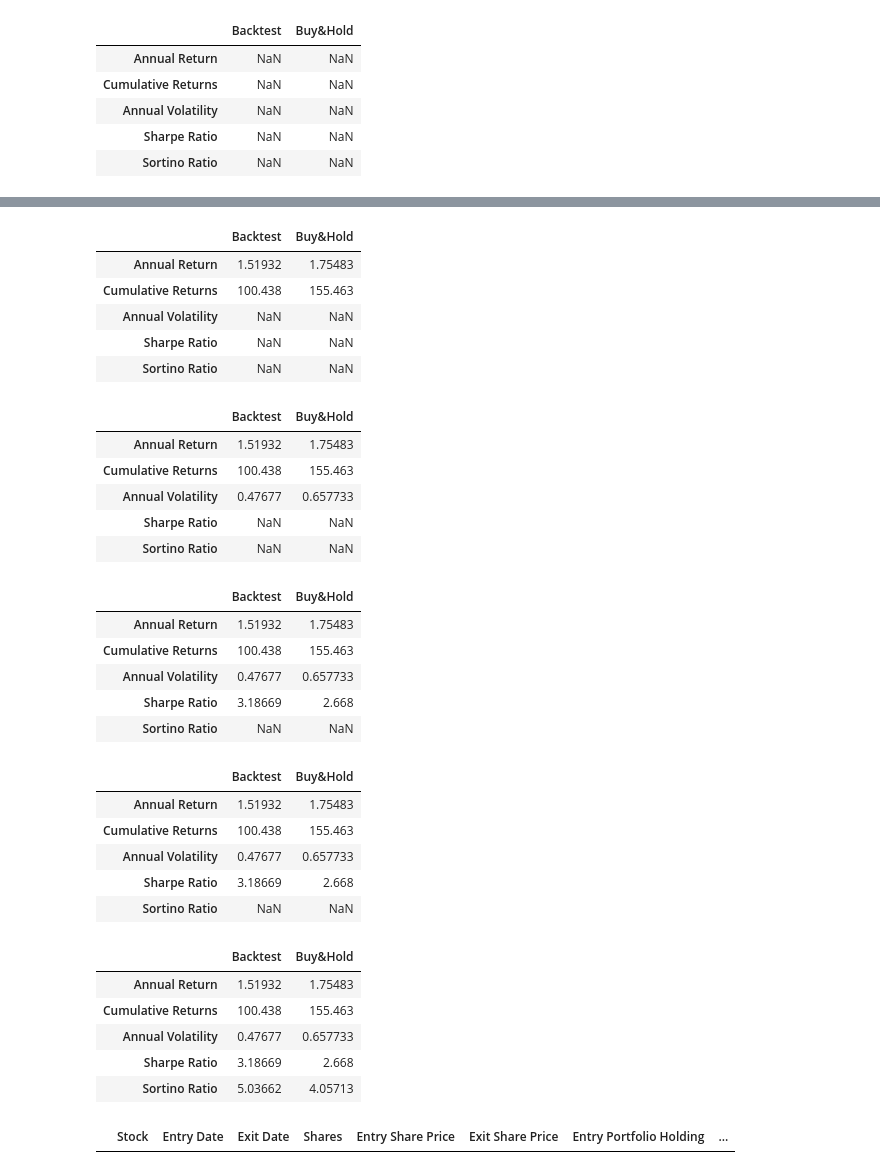
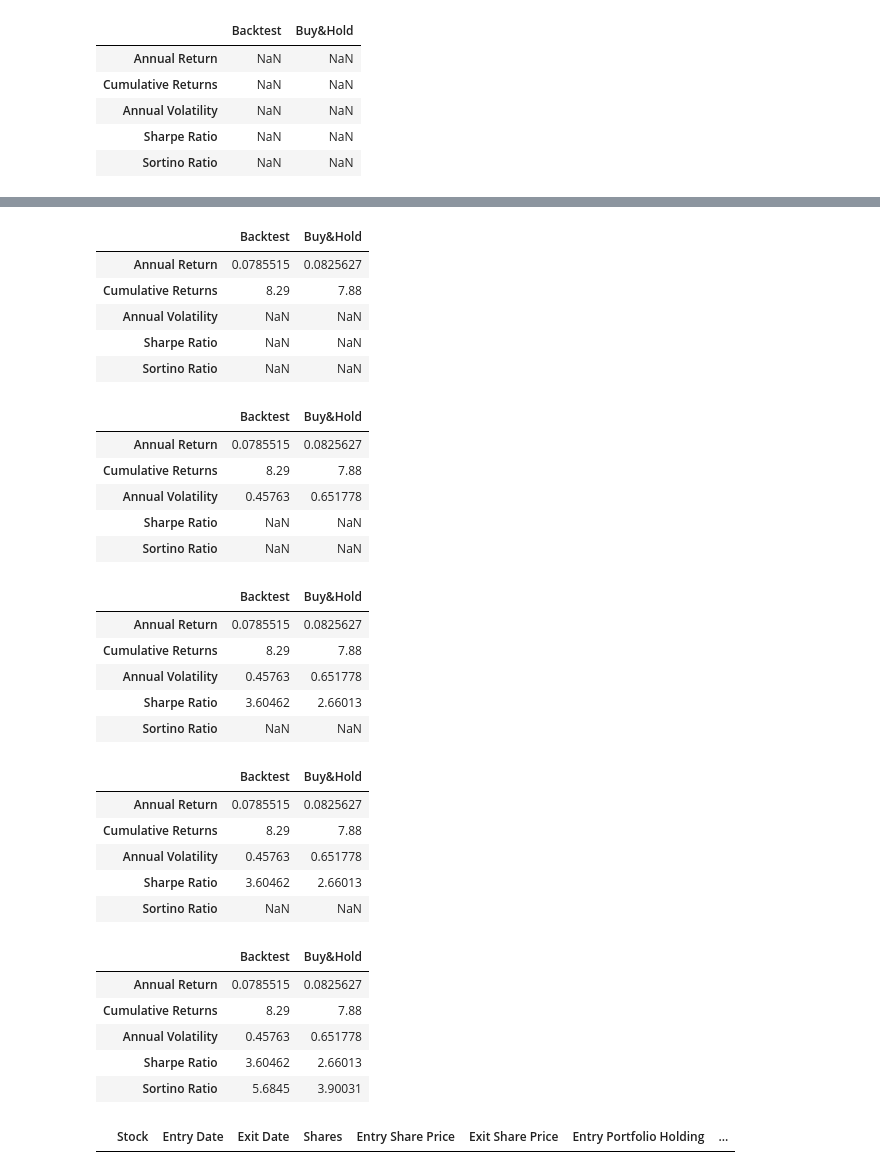
Before and after one commit to Akstiner96/Project_2_dream_team, a Jupyter notebook: chris_final4.ipynb, the cells around one changed output, grey strips where cells are left out. Cells and saved outputs as stored; diff of their text form; code cells hidden in the pictures.

```diff
--- a/chris_final4.ipynb
+++ b/chris_final4.ipynb
@@ -348,101 +376,101 @@ portfolio_evaluation_df
 | Sortino Ratio | NaN | NaN |
 # %%
 # Calculate annualized return
-portfolio_evaluation_df.loc['Annual Return'][0] = (signals_df['Portfolio Daily Returns'].mean() * 252)
-portfolio_evaluation_df.loc['Annual Return'][1] = (signals_df['Buy&Hold Daily Returns'].mean() * 252)
+portfolio_evaluation_df.loc['Annual Return'][0] = (signals_df['Portfolio Monthly Returns'].mean() * 12)
+portfolio_evaluation_df.loc['Annual Return'][1] = (signals_df['Buy&Hold Monthly Returns'].mean() * 12)
 
 
 portfolio_evaluation_df
 # %% [output]
 |  | Backtest | Buy&Hold |
-| Annual Return | 1.51932 | 1.75483 |
-| Cumulative Returns | 100.438 | 155.463 |
+| Annual Return | 0.0785515 | 0.0825627 |
+| Cumulative Returns | 8.29 | 7.88 |
 | Annual Volatility | NaN | NaN |
 | Sharpe Ratio | NaN | NaN |
 | Sortino Ratio | NaN | NaN |
 # %%
 # Calculate annual volatility
-portfolio_evaluation_df.loc['Annual Volatility'][0] = (signals_df['Portfolio Daily Returns'].std() * np.sqrt(252))
-portfolio_evaluation_df.loc['Annual Volatility'][1] = (signals_df['Buy&Hold Daily Returns'].std() * np.sqrt(252))
+portfolio_evaluation_df.loc['Annual Volatility'][0] = (signals_df['Portfolio Monthly Returns'].std() * np.sqrt(252))
+portfolio_evaluation_df.loc['Annual Volatility'][1] = (signals_df['Buy&Hold Monthly Returns'].std() * np.sqrt(252))
 portfolio_evaluation_df
 # %% [output]
 |  | Backtest | Buy&Hold |
-| Annual Return | 1.51932 | 1.75483 |
-| Cumulative Returns | 100.438 | 155.463 |
-| Annual Volatility | 0.47677 | 0.657733 |
+| Annual Return | 0.0785515 | 0.0825627 |
+| Cumulative Returns | 8.29 | 7.88 |
+| Annual Volatility | 0.45763 | 0.651778 |
 | Sharpe Ratio | NaN | NaN |
 | Sortino Ratio | NaN | NaN |
 # %%
 # Calculate Sharpe Ratio
 portfolio_evaluation_df.loc['Sharpe Ratio'][0] = (
-    signals_df['Portfolio Daily Returns'].mean() * 252) / (
-    signals_df['Portfolio Daily Returns'].std() * np.sqrt(252)
+    signals_df['Portfolio Monthly Returns'].mean() * 252) / (
+    signals_df['Portfolio Monthly Returns'].std() * np.sqrt(252)
 )
 portfolio_evaluation_df.loc['Sharpe Ratio'][1] = (
-    signals_df['Buy&Hold Daily Returns'].mean() * 252) / (
-    signals_df['Buy&Hold Daily Returns'].std() * np.sqrt(252)
+    signals_df['Buy&Hold Monthly Returns'].mean() * 252) / (
+    signals_df['Buy&Hold Monthly Returns'].std() * np.sqrt(252)
 )
 
 
 portfolio_evaluation_df
 # %% [output]
 |  | Backtest | Buy&Hold |
-| Annual Return | 1.51932 | 1.75483 |
-| Cumulative Returns | 100.438 | 155.463 |
-| Annual Volatility | 0.47677 | 0.657733 |
-| Sharpe Ratio | 3.18669 | 2.668 |
+| Annual Return | 0.0785515 | 0.0825627 |
+| Cumulative Returns | 8.29 | 7.88 |
+| Annual Volatility | 0.45763 | 0.651778 |
+| Sharpe Ratio | 3.60462 | 2.66013 |
 | Sortino Ratio | NaN | NaN |
 # %%
 # Calculate Downside Return
-sortino_ratio_df = signals_df[['Portfolio Daily Returns']].copy()
+sortino_ratio_df = signals_df[['Portfolio Monthly Returns']].copy()
 sortino_ratio_df.loc[:,'Downside Returns'] = 0
 
 target = 0
-mask = sortino_ratio_df['Portfolio Daily Returns'] < target
-sortino_ratio_df.loc[mask, 'Downside Returns'] = sortino_ratio_df['Portfolio Daily Returns']**2
+mask = sortino_ratio_df['Portfolio Monthly Returns'] < target
+sortino_ratio_df.loc[mask, 'Downside Returns'] = sortino_ratio_df['Portfolio Monthly Returns']**2
 
-sortino_ratio_df2 = signals_df[['Buy&Hold Daily Returns']].copy()
+sortino_ratio_df2 = signals_df[['Buy&Hold Monthly Returns']].copy()
 sortino_ratio_df2.loc[:,'Downside Returns1'] = 0
 
 target = 0
-mask = sortino_ratio_df2['Buy&Hold Daily Returns'] < target
-sortino_ratio_df2.loc[mask, 'Downside Returns1'] = sortino_ratio_df2['Buy&Hold Daily Returns']**2
+mask = sortino_ratio_df2['Buy&Hold Monthly Returns'] < target
+sortino_ratio_df2.loc[mask, 'Downside Returns1'] = sortino_ratio_df2['Buy&Hold Monthly Returns']**2
 
 
 portfolio_evaluation_df
 # %% [output]
 |  | Backtest | Buy&Hold |
-| Annual Return | 1.51932 | 1.75483 |
-| Cumulative Returns | 100.438 | 155.463 |
-| Annual Volatility | 0.47677 | 0.657733 |
-| Sharpe Ratio | 3.18669 | 2.668 |
+| Annual Return | 0.0785515 | 0.0825627 |
+| Cumulative Returns | 8.29 | 7.88 |
+| Annual Volatility | 0.45763 | 0.651778 |
+| Sharpe Ratio | 3.60462 | 2.66013 |
 | Sortino Ratio | NaN | NaN |
 # %%
 # Calculate Sortino Ratio
 down_stdev = np.sqrt(sortino_ratio_df['Downside Returns'].mean()) * np.sqrt(252)
-expected_return = sortino_ratio_df['Portfolio Daily Returns'].mean() * 252
+expected_return = sortino_ratio_df['Portfolio Monthly Returns'].mean() * 252
 sortino_ratio = expected_return/down_stdev
 
 portfolio_evaluation_df.loc['Sortino Ratio'][0] = sortino_ratio
 
 down_stdev = np.sqrt(sortino_ratio_df2['Downside Returns1'].mean()) * np.sqrt(252)
-expected_return = sortino_ratio_df2['Buy&Hold Daily Returns'].mean() * 252
+expected_return = sortino_ratio_df2['Buy&Hold Monthly Returns'].mean() * 252
 sortino_ratio = expected_return/down_stdev
 
 portfolio_evaluation_df.loc['Sortino Ratio'][1] = sortino_ratio
 
 
 
 
 
 portfolio_evaluation_df
 # %% [output]
 |  | Backtest | Buy&Hold |
-| Annual Return | 1.51932 | 1.75483 |
-| Cumulative Returns | 100.438 | 155.463 |
-| Annual Volatility | 0.47677 | 0.657733 |
-| Sharpe Ratio | 3.18669 | 2.668 |
-| Sortino Ratio | 5.03662 | 4.05713 |
+| Annual Return | 0.0785515 | 0.0825627 |
+| Cumulative Returns | 8.29 | 7.88 |
+| Annual Volatility | 0.45763 | 0.651778 |
+| Sharpe Ratio | 3.60462 | 2.66013 |
+| Sortino Ratio | 5.6845 | 3.90031 |
 # %%
 # Initialize trade evaluation DataFrame with columns
 trade_evaluation_df = pd.DataFrame(
```
Also changed, not shown: parts of 8 cells of this notebook, 9 other files.
